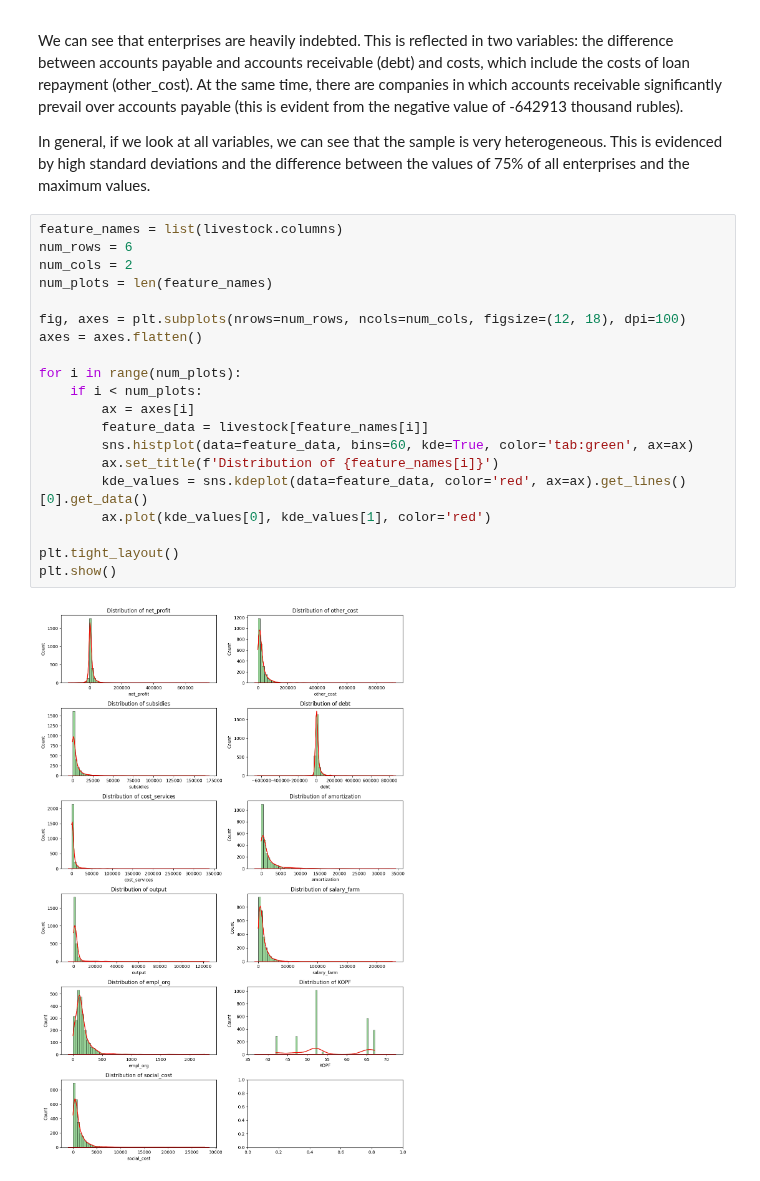
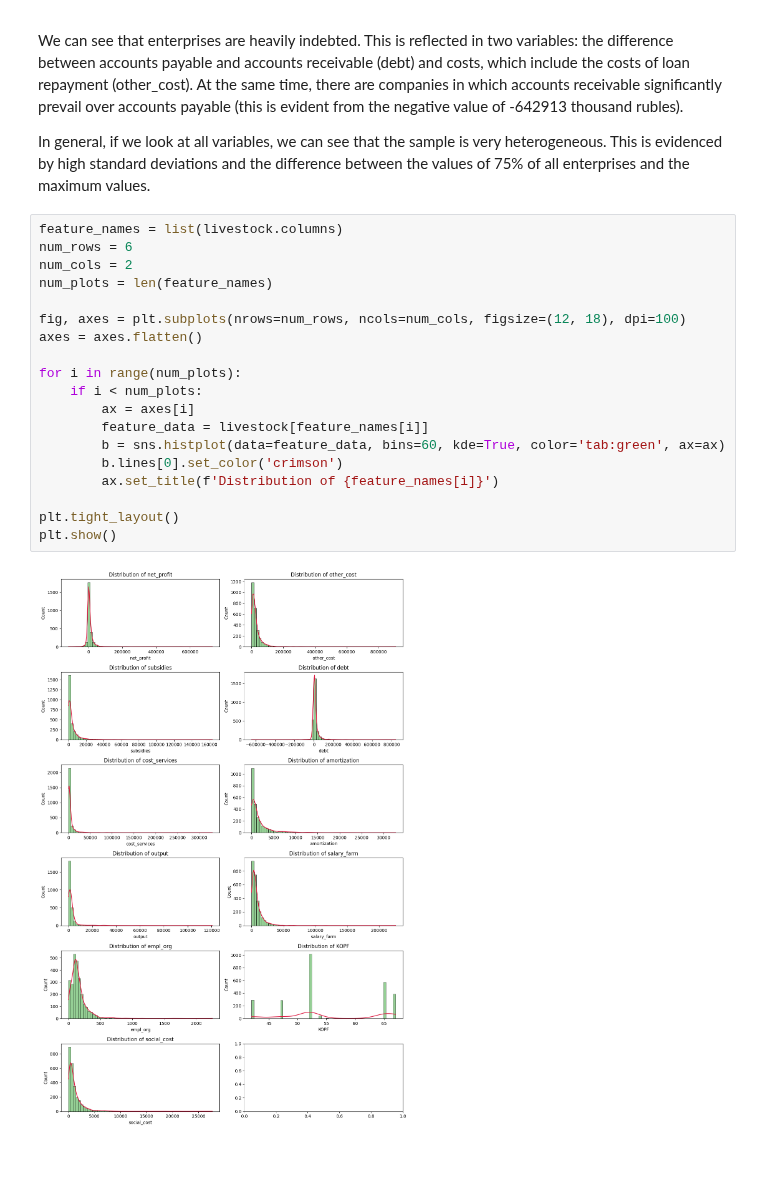
Before and after one commit to SergeyHSE/LinearRegressor.github.io, a Jupyter notebook: RegressionAnalysis.ipynb, the cells around one changed output. Saved outputs shown, nothing was run; the diff lists cells and outputs as text.

```diff
--- a/RegressionAnalysis.ipynb
+++ b/RegressionAnalysis.ipynb
@@ -213,22 +213,21 @@ In general, if we look at all variables, we can see that the sample is very hete
 # %%
 feature_names = list(livestock.columns)
 num_rows = 6
 num_cols = 2
 num_plots = len(feature_names)
 
 fig, axes = plt.subplots(nrows=num_rows, ncols=num_cols, figsize=(12, 18), dpi=100)
 axes = axes.flatten()
 
 for i in range(num_plots):
     if i < num_plots:
         ax = axes[i]
         feature_data = livestock[feature_names[i]]
-        sns.histplot(data=feature_data, bins=60, kde=True, color='tab:green', ax=ax)
+        b = sns.histplot(data=feature_data, bins=60, kde=True, color='tab:green', ax=ax)
+        b.lines[0].set_color('crimson')
         ax.set_title(f'Distribution of {feature_names[i]}')
-        kde_values = sns.kdeplot(data=feature_data, color='red', ax=ax).get_lines()[0].get_data()
-        ax.plot(kde_values[0], kde_values[1], color='red')
 
 plt.tight_layout()
 plt.show()
 # %% [output]
-[figure, old version]
+[figure, new version]
```
Also changed, not shown: parts of 3 cells of this notebook.
